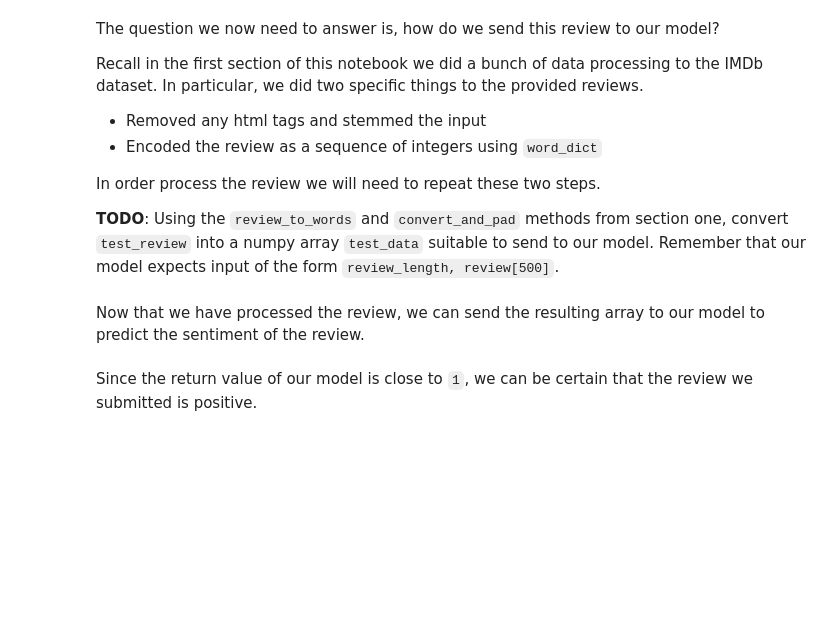
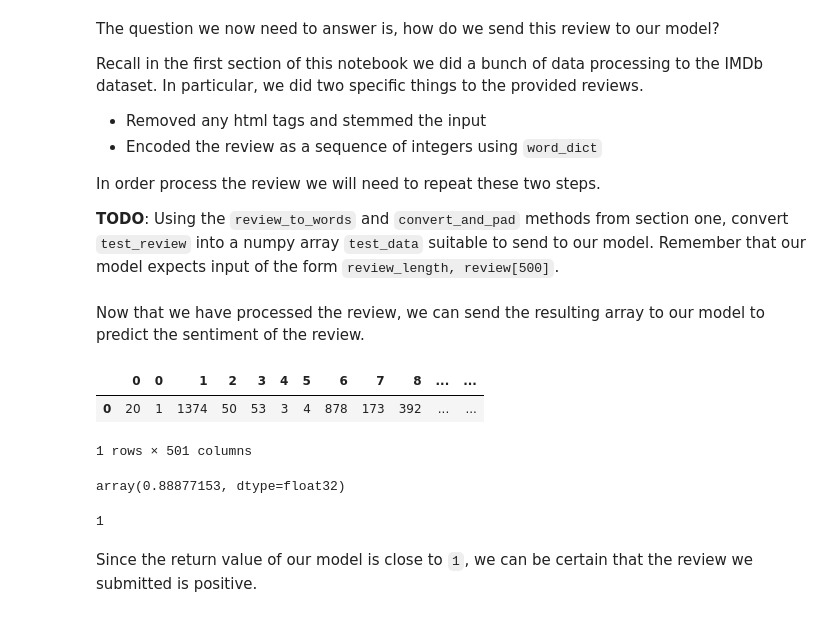
Before and after one commit to amcumber/udacity-aws-deployment, a Jupyter notebook: SageMaker Project.ipynb, the cells around one changed output. Saved outputs shown, nothing was run; the diff lists cells and outputs as text; code cells hidden in the pictures; blank space fills up the shorter version.

```diff
--- a/SageMaker Project.ipynb
+++ b/SageMaker Project.ipynb
@@ -201,6 +258,7 @@ To begin with, we need to construct a way to map words that appear in the review
 > **TODO:** Complete the implementation for the `build_dict()` method below. Note that even though the vocab_size is set to `5000`, we only want to construct a mapping for the most frequently appearing `4998` words. This is because we want to reserve the special labels `0` for 'no word' and `1` for 'infrequent word'.
 # %%
 import numpy as np
+from collections import Counter
 
 def build_dict(data, vocab_size = 5000):
     """Construct and return a dictionary mapping each of the most frequently appearing words to a unique integer."""
@@ -208,12 +266,16 @@ def build_dict(data, vocab_size = 5000):
     # TODO: Determine how often each word appears in `data`. Note that `data` is a list of sentences and that a
     #       sentence is a list of words.
 
-    word_count = {} # A dict storing the words that appear in the reviews along with how often they occur
+#     word_count = {} # A dict storing the words that appear in the reviews along with how often they occur
 
     # TODO: Sort the words found in `data` so that sorted_words[0] is the most frequently appearing word and
     #       sorted_words[-1] is the least frequently appearing word.
+    word_count = Counter()
 
-    sorted_words = None
+    for sen in data:
+        word_count.update(sen)
+
+    sorted_words, _freq = zip(*word_count.most_common())
 
     word_dict = {} # This is what we are building, a dictionary that translates words into integers
     for idx, word in enumerate(sorted_words[:vocab_size - 2]): # The -2 is so that we save room for the 'no word'
@@ -465,11 +649,28 @@ In order process the review we will need to repeat these two steps.
 **TODO**: Using the `review_to_words` and `convert_and_pad` methods from section one, convert `test_review` into a numpy array `test_data` suitable to send to our model. Remember that our model expects input of the form `review_length, review[500]`.
 # %%
 # TODO: Convert test_review into a form usable by the model and save the results in test_data
-test_data = None
+# test_data = None
+test_sen = review_to_words(test_review)
+test_data, test_data_len = convert_and_pad(word_dict, test_sen)
 # %% [markdown]
 Now that we have processed the review, we can send the resulting array to our model to predict the sentiment of the review.
+# %%
+test_data_fmt = pd.concat([pd.DataFrame(np.array([test_data_len])),
+                           pd.DataFrame(np.array([test_data]))], axis=1)
+# %%
+test_data_fmt
+# %% [output]
+|  | 0 | 0 | 1 | 2 | 3 | 4 | 5 | 6 | 7 | 8 | ... | ... |
+| 0 | 20 | 1 | 1374 | 50 | 53 | 3 | 4 | 878 | 173 | 392 | ... | ... |
+1 rows × 501 columns
 # %%
-predictor.predict(test_data)
+predictor.predict(test_data_fmt)
+# %% [output]
+array(0.88877153, dtype=float32)
+# %%
+np.round(np.array(0.88877153, dtype='float32')).astype(int)
+# %% [output]
+1
 # %% [markdown]
 Since the return value of our model is close to `1`, we can be certain that the review we submitted is positive.
 # %% [markdown]
```
Also changed, not shown: parts of 39 cells of this notebook, 3 other files.
